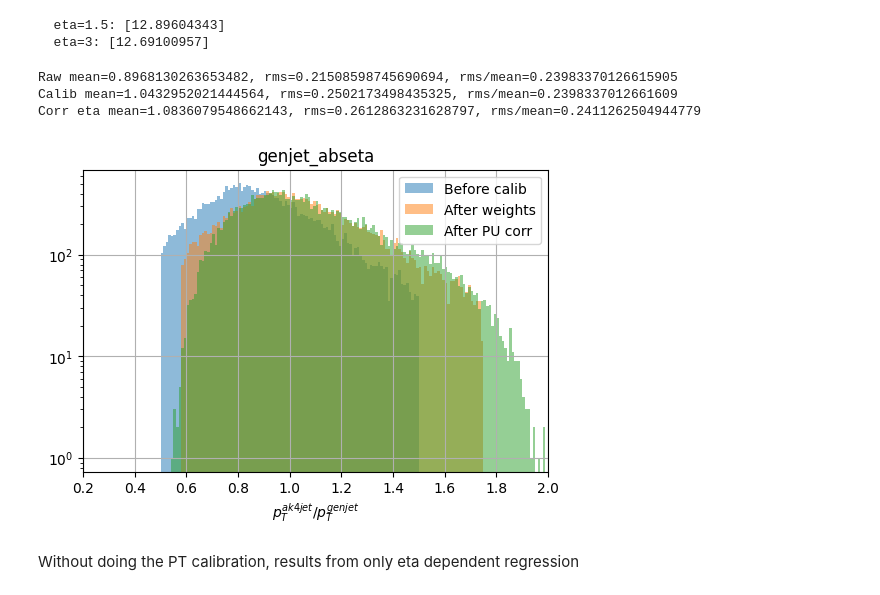
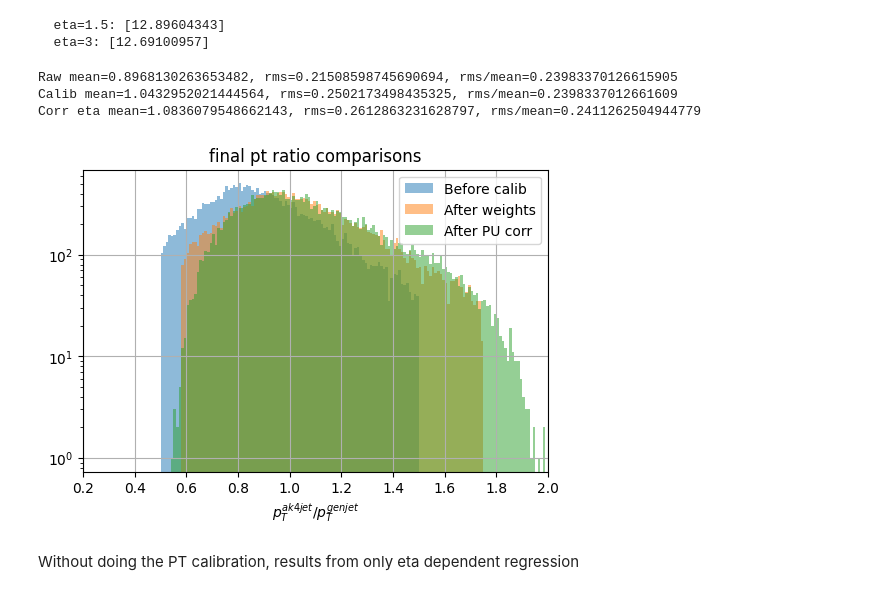
Before and after one commit to uttiyasarkar/ECONAutoencoderStudy, a Jupyter notebook: notebooks/jet_calibration_v3.ipynb, the cells around one changed output. Saved outputs shown, nothing was run; the diff lists cells and outputs as text; code cells hidden in the pictures.

```diff
--- a/notebooks/jet_calibration_v3.ipynb
+++ b/notebooks/jet_calibration_v3.ipynb
@@ -283,35 +283,35 @@ algos_dfs['corr_eta_over_gen_pt'] = algos_dfs['ak4jet_pt_corr_eta']/algos_dfs['g
 print('Raw mean={0}, rms={1}, rms/mean={2}'.format(
         algos_dfs['ak4jet_over_genjet_pt'].mean(),
         algos_dfs['ak4jet_over_genjet_pt'].std(),
         algos_dfs['ak4jet_over_genjet_pt'].std()/algos_dfs['ak4jet_over_genjet_pt'].mean()
     ))
 print('Calib mean={0}, rms={1}, rms/mean={2}'.format(
         algos_dfs['calib_over_genjet_pt'].mean(),
         algos_dfs['calib_over_genjet_pt'].std(),
         algos_dfs['calib_over_genjet_pt'].std()/algos_dfs['calib_over_genjet_pt'].mean()
     ))
 print('Corr eta mean={0}, rms={1}, rms/mean={2}'.format(
         algos_dfs['corr_eta_over_gen_pt'].mean(),
         algos_dfs['corr_eta_over_gen_pt'].std(),
         algos_dfs['corr_eta_over_gen_pt'].std()/algos_dfs['corr_eta_over_gen_pt'].mean()
     ))
 #plt.figure(figsize=(15,10))
 plt.figure(dpi=100)
 plt.hist(algos_dfs['ak4jet_over_genjet_pt'], bins=np.arange(0., 4., 0.01), alpha=0.5, label='Before calib')
 plt.hist(algos_dfs['calib_over_genjet_pt'], bins=np.arange(0., 4., 0.01), alpha=0.5, label='After weights')
 plt.hist(algos_dfs['corr_eta_over_gen_pt'], bins=np.arange(0., 4., 0.01), alpha=0.5, label='After PU corr')
 plt.grid()
 plt.legend(loc = 'upper right', fontsize=10)
 plt.yscale('log')
 plt.xlim([0.2, 2])
-plt.title(name)
+plt.title('final pt ratio comparisons')
 plt.xlabel(r'$p_{T}^{ak4jet}/p_{T}^{genjet}$')
 plt.show()
 # %% [output]
 Raw mean=0.8968130263653482, rms=0.21508598745690694, rms/mean=0.23983370126615905
 Calib mean=1.0432952021444564, rms=0.2502173498435325, rms/mean=0.2398337012661609
 Corr eta mean=1.0836079548662143, rms=0.2612863231628797, rms/mean=0.2411262504944779
-[figure, old version]
+[figure, new version]
 # %% [markdown]
 Without doing the PT calibration, results from only eta dependent regression
 # %%
```
Also changed, not shown: parts of 3 cells of this notebook.
